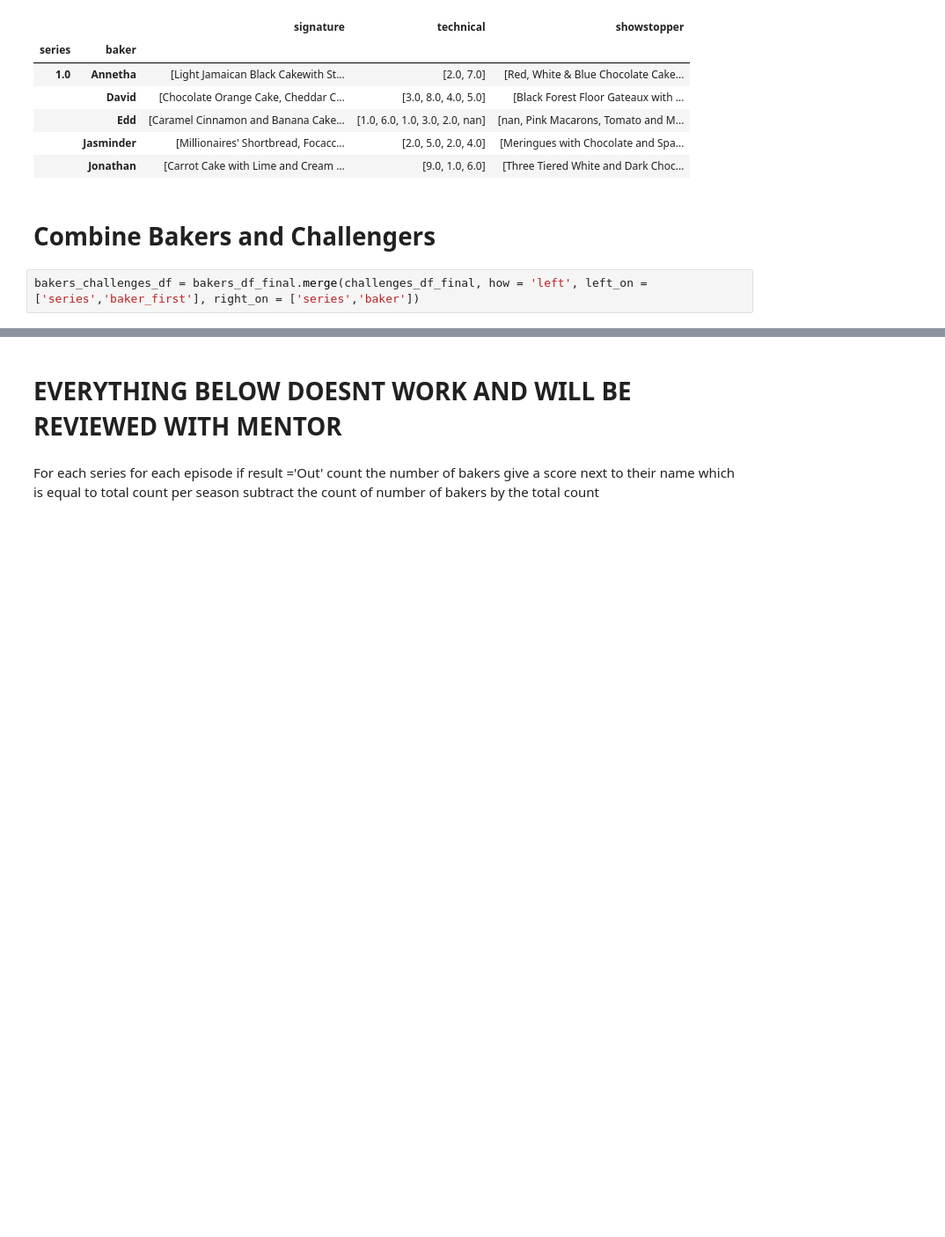
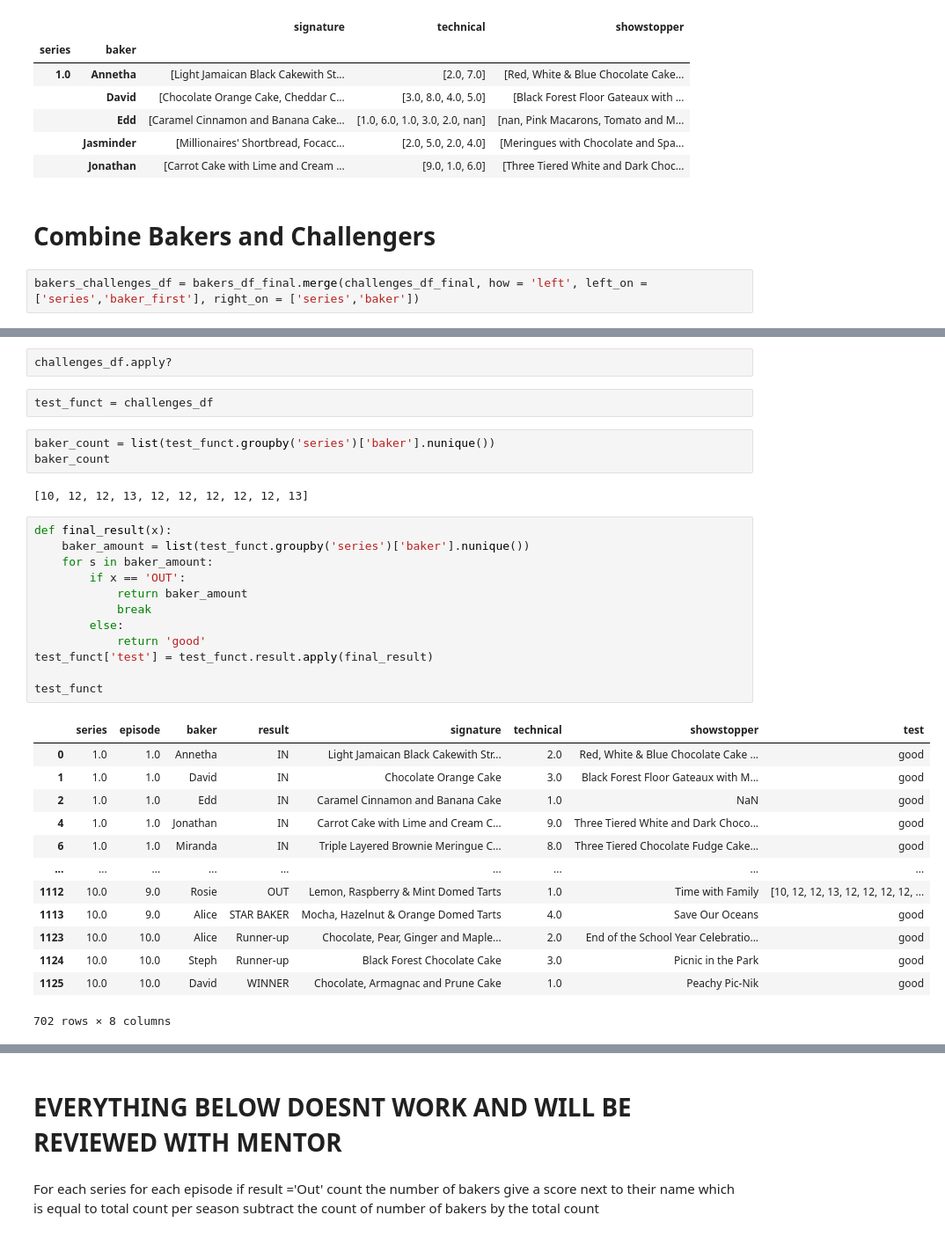
Before and after one commit to mgargiulo07/Capstone2, a Jupyter notebook: Cap_2_Data_Wrangling.ipynb, the cells around one changed output, grey strips where cells are left out. Shown at 88% size. Saved outputs shown, nothing was run; the diff lists cells and outputs as text; blank space fills up the shorter version.

```diff
--- a/Cap_2_Data_Wrangling.ipynb
+++ b/Cap_2_Data_Wrangling.ipynb
@@ -192,3 +197,38 @@ bakers_challenges_df.head()
 | 2 | 1 | Edward | Kimber | 2 | 4 | 1 | ... |
 | 3 | 1 | Jasminder | Randhawa | 0 | 2 | 2 | ... |
 | 4 | 1 | Jonathan | Shepherd | 1 | 1 | 2 | ... |
+# %%
+challenges_df.apply?
+# %%
+test_funct = challenges_df
+# %%
+baker_count = list(test_funct.groupby('series')['baker'].nunique())
+baker_count
+# %% [output]
+[10, 12, 12, 13, 12, 12, 12, 12, 12, 13]
+# %%
+def final_result(x):
+    baker_amount = list(test_funct.groupby('series')['baker'].nunique())
+    for s in baker_amount:
+        if x == 'OUT':
+            return baker_amount
+            break
+        else:
+            return 'good'
+test_funct['test'] = test_funct.result.apply(final_result)
+
+test_funct
+# %% [output]
+|  | series | episode | baker | result | signature | technical | showstopper | test |
+| 0 | 1.0 | 1.0 | Annetha | IN | Light Jamaican Black Cakewith Str... | 2.0 | Red, White & Blue Chocolate Cake ... | good |
+| 1 | 1.0 | 1.0 | David | IN | Chocolate Orange Cake | 3.0 | Black Forest Floor Gateaux with M... | good |
+| 2 | 1.0 | 1.0 | Edd | IN | Caramel Cinnamon and Banana Cake | 1.0 | NaN | good |
+| 4 | 1.0 | 1.0 | Jonathan | IN | Carrot Cake with Lime and Cream C... | 9.0 | Three Tiered White and Dark Choco... | good |
+| 6 | 1.0 | 1.0 | Miranda | IN | Triple Layered Brownie Meringue C... | 8.0 | Three Tiered Chocolate Fudge Cake... | good |
+| ... | ... | ... | ... | ... | ... | ... | ... | ... |
+| 1112 | 10.0 | 9.0 | Rosie | OUT | Lemon, Raspberry & Mint Domed Tarts | 1.0 | Time with Family | [10, 12, 12, 13, 12, 12, 12, 12, ... |
+| 1113 | 10.0 | 9.0 | Alice | STAR BAKER | Mocha, Hazelnut & Orange Domed Tarts | 4.0 | Save Our Oceans | good |
+| 1123 | 10.0 | 10.0 | Alice | Runner-up | Chocolate, Pear, Ginger and Maple... | 2.0 | End of the School Year Celebratio... | good |
+| 1124 | 10.0 | 10.0 | Steph | Runner-up | Black Forest Chocolate Cake | 3.0 | Picnic in the Park | good |
+| 1125 | 10.0 | 10.0 | David | WINNER | Chocolate, Armagnac and Prune Cake | 1.0 | Peachy Pic-Nik | good |
+702 rows × 8 columns
```
Also changed, not shown: parts of 7 cells of this notebook.
